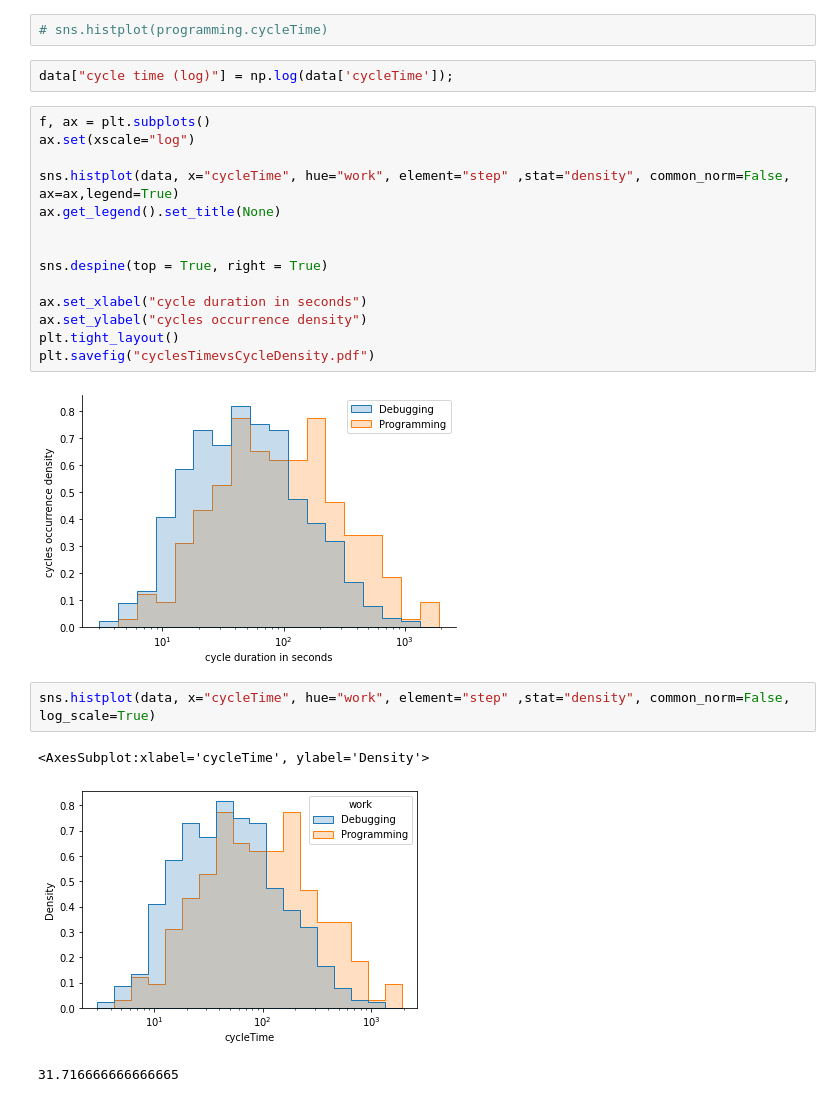
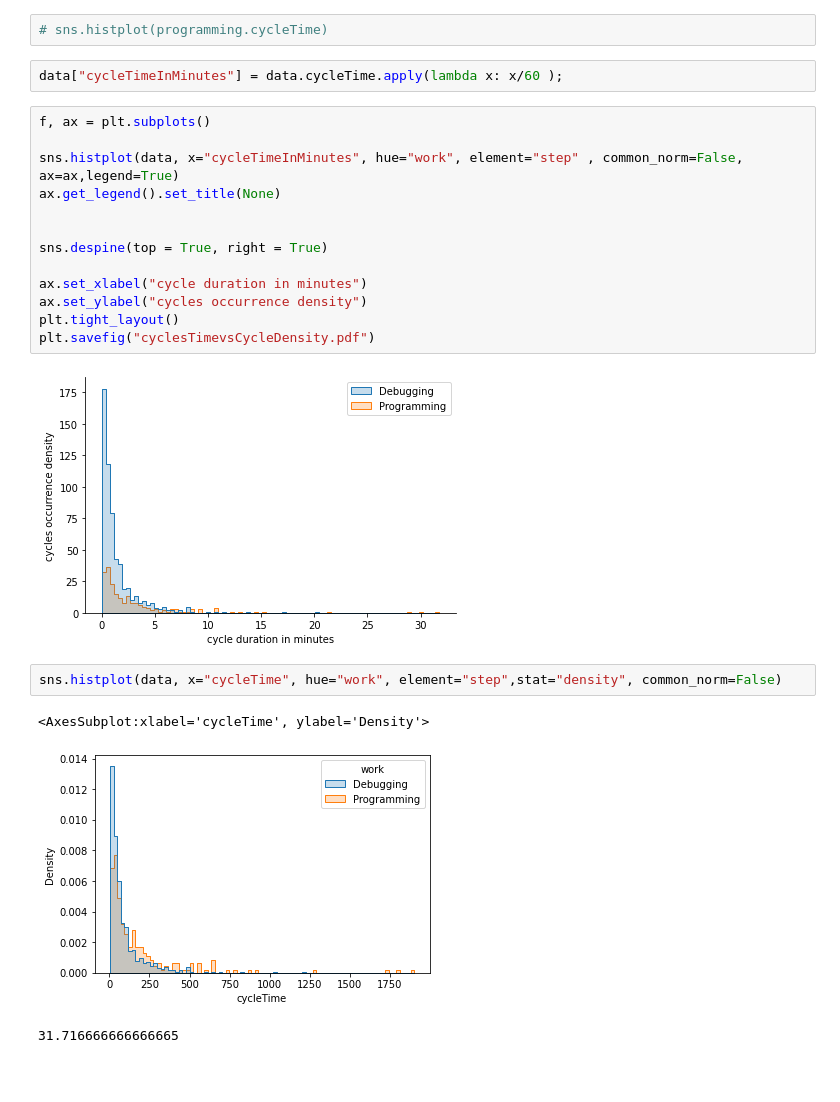
Before and after one commit to Alaboudi1/editRunCyclesAnalysis, a Jupyter notebook: detailsCycles.ipynb, the cells around one changed output. Cells and saved outputs as stored; diff of their text form; blank space fills up the shorter version.

```diff
--- a/detailsCycles.ipynb
+++ b/detailsCycles.ipynb
@@ -54,29 +47,28 @@ sns.violinplot(data=data, x="work", y="activities", hue="work", multiple="stack"
 [figure]
 # %%
 # sns.histplot(programming.cycleTime)
-# %%
-data["cycle time (log)"] = np.log(data['cycleTime']);
+# %%
+data["cycleTimeInMinutes"] = data.cycleTime.apply(lambda x: x/60 );
 # %%
 f, ax = plt.subplots()
-ax.set(xscale="log")
 
-sns.histplot(data, x="cycleTime", hue="work", element="step" ,stat="density", common_norm=False, ax=ax,legend=True)
+sns.histplot(data, x="cycleTimeInMinutes", hue="work", element="step" , common_norm=False, ax=ax,legend=True)
 ax.get_legend().set_title(None)
 
 
 sns.despine(top = True, right = True)
 
-ax.set_xlabel("cycle duration in seconds")
+ax.set_xlabel("cycle duration in minutes")
 ax.set_ylabel("cycles occurrence density")
 plt.tight_layout()
 plt.savefig("cyclesTimevsCycleDensity.pdf")
 # %% [output]
-[figure, old version]
+[figure, new version]
 # %%
-sns.histplot(data, x="cycleTime", hue="work", element="step" ,stat="density", common_norm=False, log_scale=True)
+sns.histplot(data, x="cycleTime", hue="work", element="step",stat="density", common_norm=False)
 # %% [output]
 <AxesSubplot:xlabel='cycleTime', ylabel='Density'>
-[figure, old version]
+[figure, new version]
 # %%
 # %% [output]
 31.716666666666665
```
Also changed, not shown: parts of 12 cells of this notebook, 9 other files.
